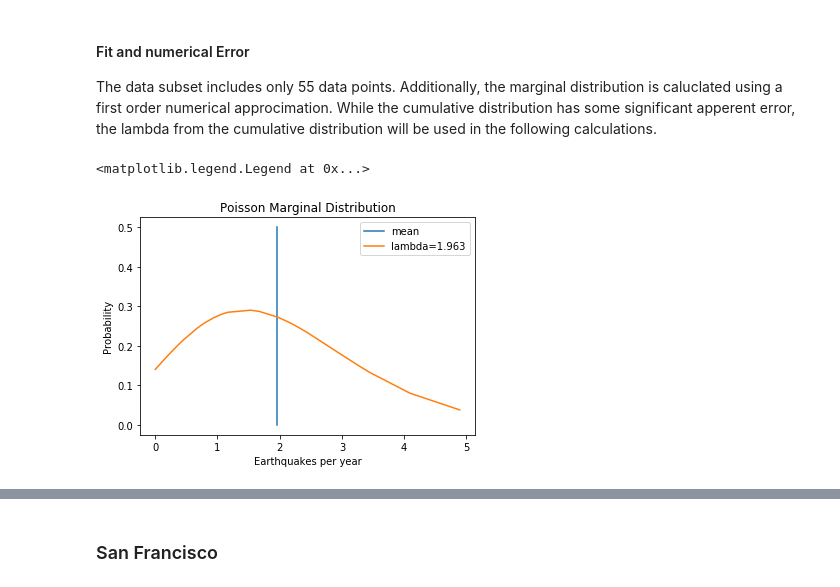
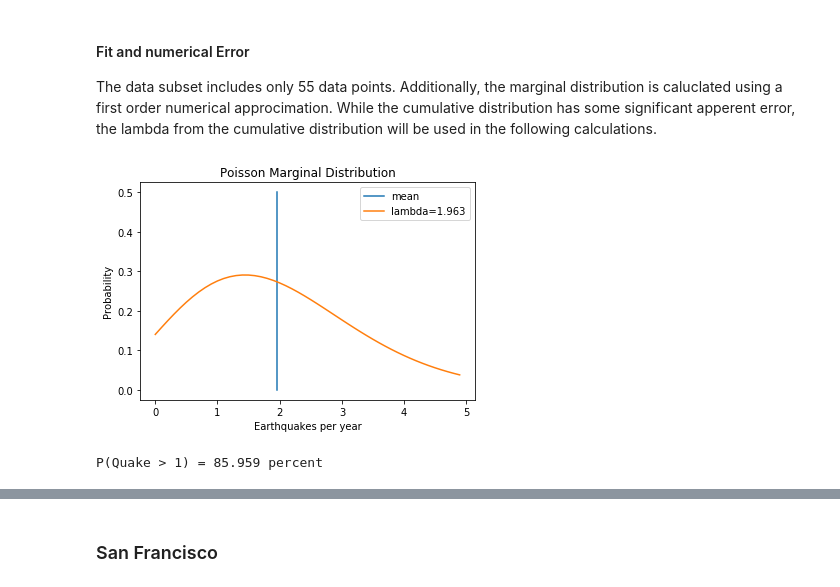
Before and after one commit to royceschultz/Data-Analysis, a Jupyter notebook: Earthquake.ipynb, the cells around one changed output, grey strips where cells are left out. Saved outputs shown, nothing was run; the diff lists cells and outputs as text; code cells hidden in the pictures.

```diff
--- a/Earthquake.ipynb
+++ b/Earthquake.ipynb
@@ -431,17 +446,14 @@ len(tokyo_df)
 #### Fit and numerical Error
 
 The data subset includes only 55 data points. Additionally, the marginal distribution is caluclated using a first order numerical approcimation. While the cumulative distribution has some significant apperent error, the lambda from the cumulative distribution will be used in the following calculations.
-# %%
-plt.plot([tokyo_lamb,tokyo_lamb],[0,.5], label='mean') # Mark mean
-plt.plot(x,pois_marginal_density(x,tokyo_lamb),label = 'lambda=%3.3f'%(tokyo_lamb))
-
-plt.title('Poisson Marginal Distribution')
-plt.xlabel('Earthquakes per year')
-plt.ylabel('Probability')
-plt.legend()
-# %% [output]
-<matplotlib.legend.Legend at 0x...>
-[figure, removed]
+# %%
+pois_plot(50,tokyo_df,tokyo_lamb,'years')
+# %% [output]
+[figure, added]
+# %%
+print('P(Quake > 1) = %3.3f percent' %((1 - pois_cumulative_density(1,tokyo_lamb))*100))
+# %% [output]
+P(Quake > 1) = 85.959 percent
 # %% [markdown]
 #### Tokyo Conclusions
 
```
Also changed, not shown: parts of 16 cells of this notebook, 1 other file.
